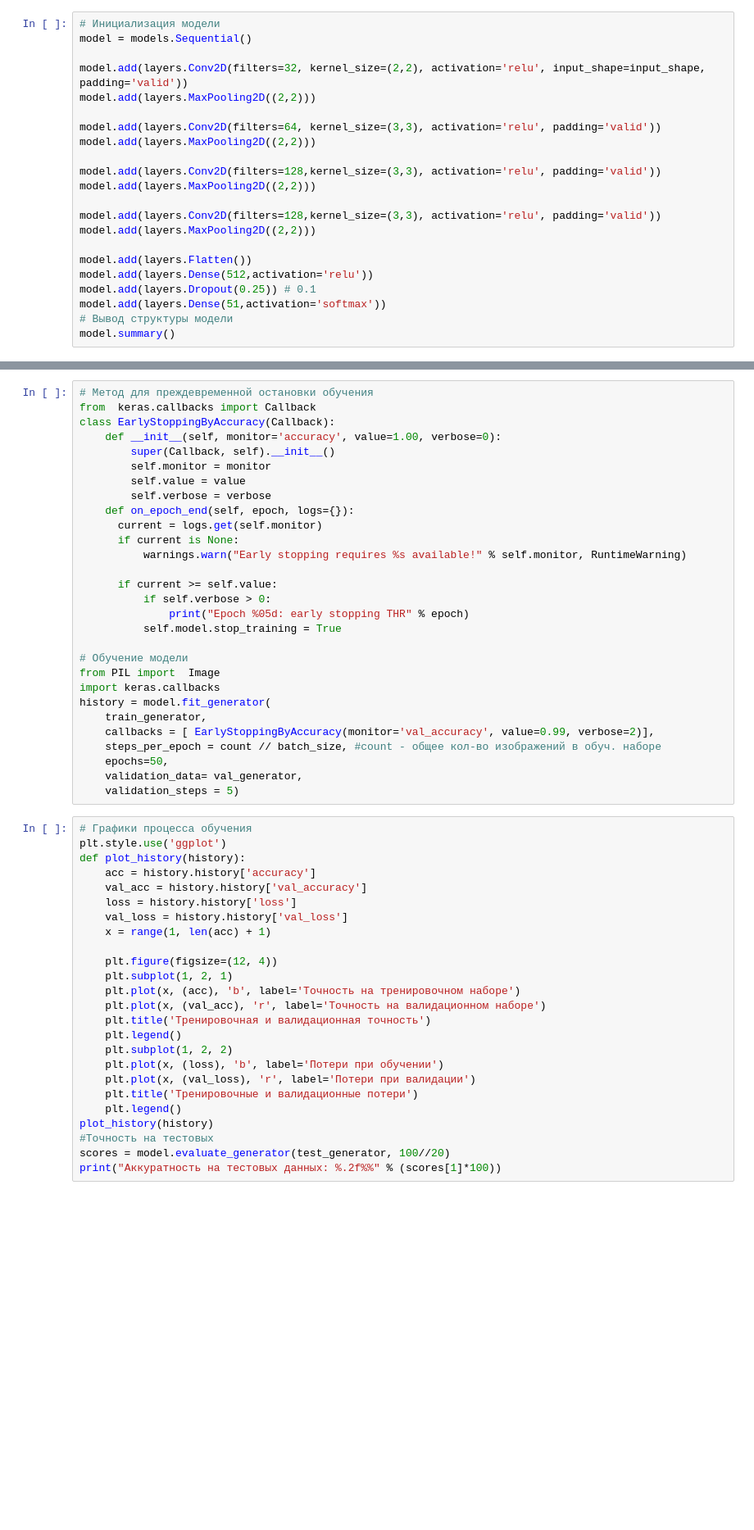
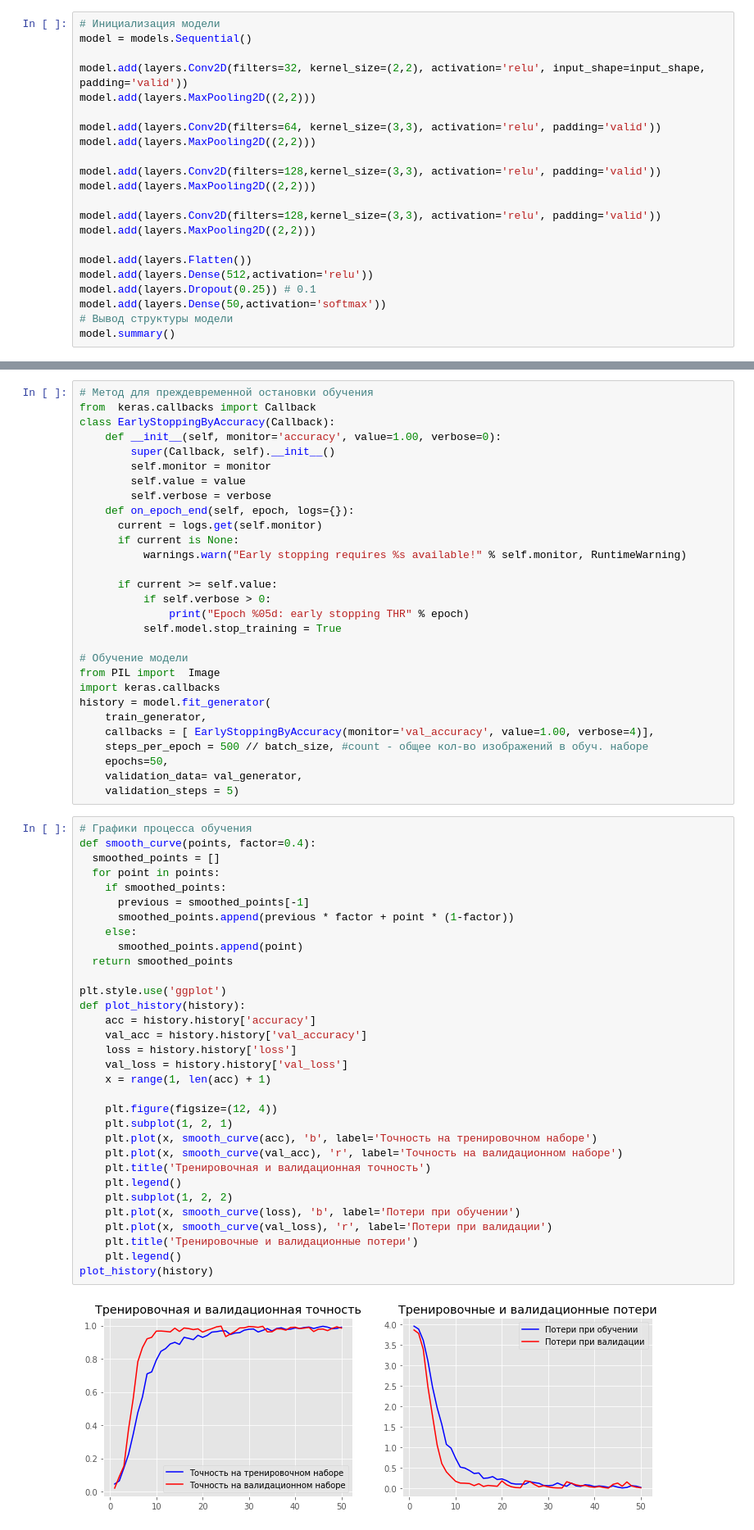
Before and after one commit to alekgor/IdentSign, a Jupyter notebook: Model1.ipynb, the cells around one changed output, grey strips where cells are left out. Shown at 82% size. Drawn from its saved outputs; the diff is of its cells as text; blank space fills up the shorter version.

```diff
--- a/Model1.ipynb
+++ b/Model1.ipynb
@@ -49,6 +51,6 @@ model.add(layers.MaxPooling2D((2,2)))
 model.add(layers.Flatten())
 model.add(layers.Dense(512,activation='relu'))
 model.add(layers.Dropout(0.25)) # 0.1
-model.add(layers.Dense(51,activation='softmax'))
+model.add(layers.Dense(50,activation='softmax'))
 # Вывод структуры модели
 model.summary()
@@ -134,34 +158,43 @@ from PIL import  Image
 import keras.callbacks
 history = model.fit_generator(
     train_generator,
-    callbacks = [ EarlyStoppingByAccuracy(monitor='val_accuracy', value=0.99, verbose=2)],
-    steps_per_epoch = count // batch_size, #count - общее кол-во изображений в обуч. наборе
+    callbacks = [ EarlyStoppingByAccuracy(monitor='val_accuracy', value=1.00, verbose=4)],
+    steps_per_epoch = 500 // batch_size, #count - общее кол-во изображений в обуч. наборе
     epochs=50,
     validation_data= val_generator,
     validation_steps = 5)
 # %%
 # Графики процесса обучения
+def smooth_curve(points, factor=0.4):
+  smoothed_points = []
+  for point in points:
+    if smoothed_points:
+      previous = smoothed_points[-1]
+      smoothed_points.append(previous * factor + point * (1-factor))
+    else:
+      smoothed_points.append(point)
+  return smoothed_points
+
 plt.style.use('ggplot')
 def plot_history(history):
     acc = history.history['accuracy']
     val_acc = history.history['val_accuracy']
     loss = history.history['loss']
     val_loss = history.history['val_loss']
     x = range(1, len(acc) + 1)
 
     plt.figure(figsize=(12, 4))
     plt.subplot(1, 2, 1)
-    plt.plot(x, (acc), 'b', label='Точность на тренировочном наборе')
-    plt.plot(x, (val_acc), 'r', label='Точность на валидационном наборе')
+    plt.plot(x, smooth_curve(acc), 'b', label='Точность на тренировочном наборе')
+    plt.plot(x, smooth_curve(val_acc), 'r', label='Точность на валидационном наборе')
     plt.title('Тренировочная и валидационная точность')
     plt.legend()
     plt.subplot(1, 2, 2)
-    plt.plot(x, (loss), 'b', label='Потери при обучении')
-    plt.plot(x, (val_loss), 'r', label='Потери при валидации')
+    plt.plot(x, smooth_curve(loss), 'b', label='Потери при обучении')
+    plt.plot(x, smooth_curve(val_loss), 'r', label='Потери при валидации')
     plt.title('Тренировочные и валидационные потери')
     plt.legend()
 plot_history(history)
-#Точность на тестовых
-scores = model.evaluate_generator(test_generator, 100//20)
-print("Аккуратность на тестовых данных: %.2f%%" % (scores[1]*100))
+# %% [output]
+[figure, added]
 # %%
```
Also changed, not shown: parts of 10 cells of this notebook, 1 other file.
